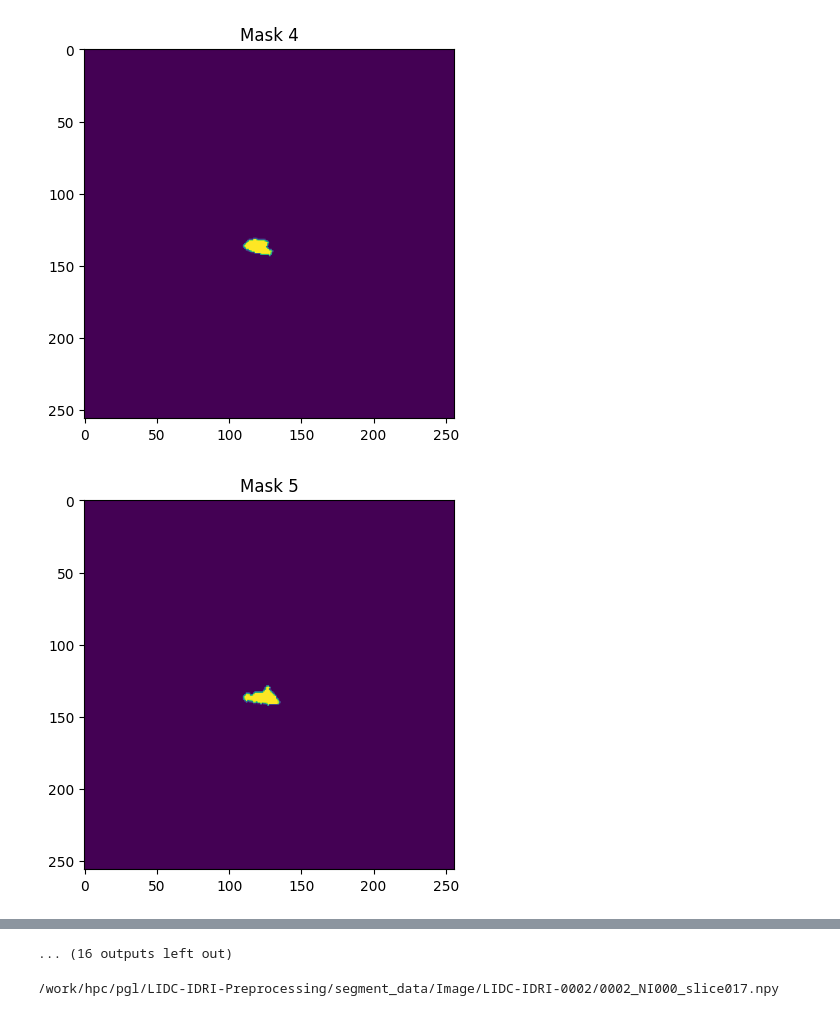
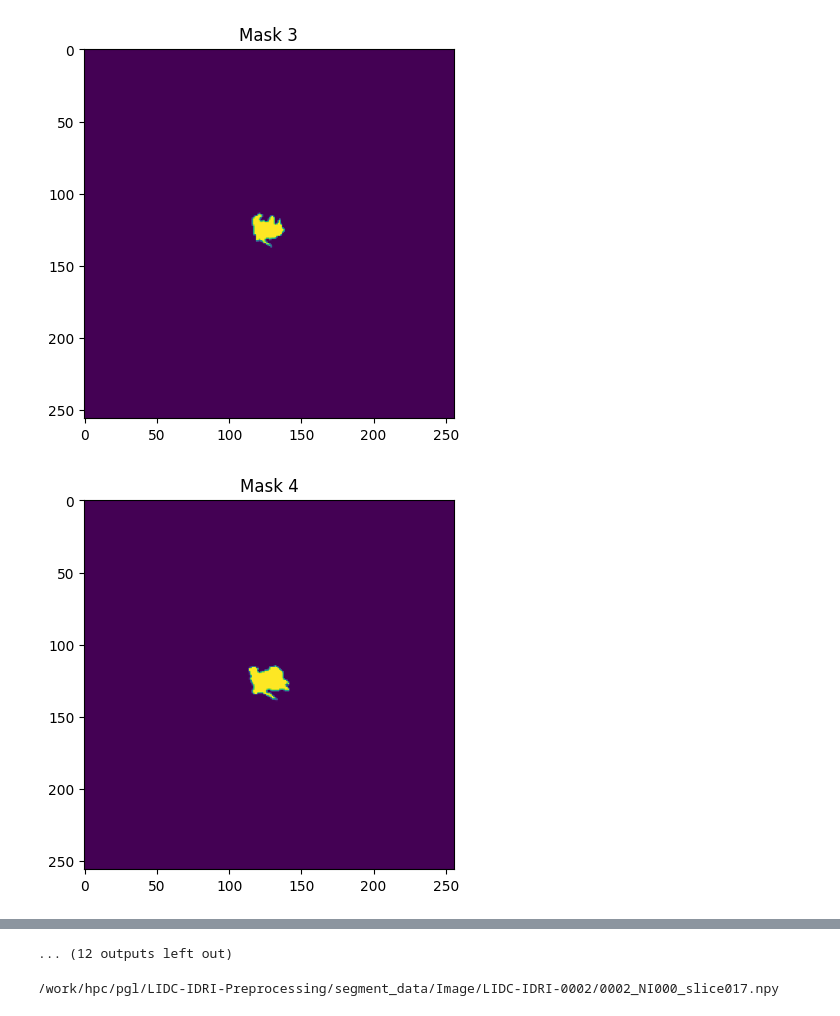
Before and after one commit to minhminh2k/Lung_Nodule_Segmentation, a Jupyter notebook: notebooks/data.ipynb, the cells around one changed output, grey strips where cells are left out. Drawn from its saved outputs; the diff is of its cells as text; code cells hidden in the pictures.

```diff
--- a/notebooks/data.ipynb
+++ b/notebooks/data.ipynb
@@ -36,7 +36,7 @@ for root, _, files in os.walk(nodule_dir):
         image_nodule_list.append(arr)
 
 
-for i, image_path in enumerate(image_nodule_list[2]):
+for i, image_path in enumerate(image_nodule_list[7]):
     # Đọc ảnh từ đường dẫn
     image = np.load(image_path).astype(np.uint8) * 255
 
@@ -45,6 +45,6 @@ for i, image_path in enumerate(image_nodule_list[2]):
 
     # Hiển thị ảnh
     plt.imshow(image.squeeze())
-    plt.title(f"Mask {i+1}")  # Thêm tiêu đề cho mỗi ảnh
+    plt.title(f"Mask {i}")  # Thêm tiêu đề cho mỗi ảnh
     plt.show()
 # %% [output]
@@ -54,2 +54,2 @@ for i, image_path in enumerate(image_nodule_list[2]):
-[figure, old version]
+[figure, new version]
-[figure, old version]
+[figure, new version]
@@ -63,4 +63,4 @@ for i, image_path in enumerate(image_nodule_list[2]):
-... (16 outputs left out)
+... (12 outputs left out)
 # %%
 nodule_dir = "/work/hpc/pgl/LIDC-IDRI-Preprocessing/segment_data/Image"
 clean_dir = "/work/hpc/pgl/LIDC-IDRI-Preprocessing/segment_data/Clean/Image"
```
Also changed, not shown: parts of 1 cell of this notebook, 8 other files.
